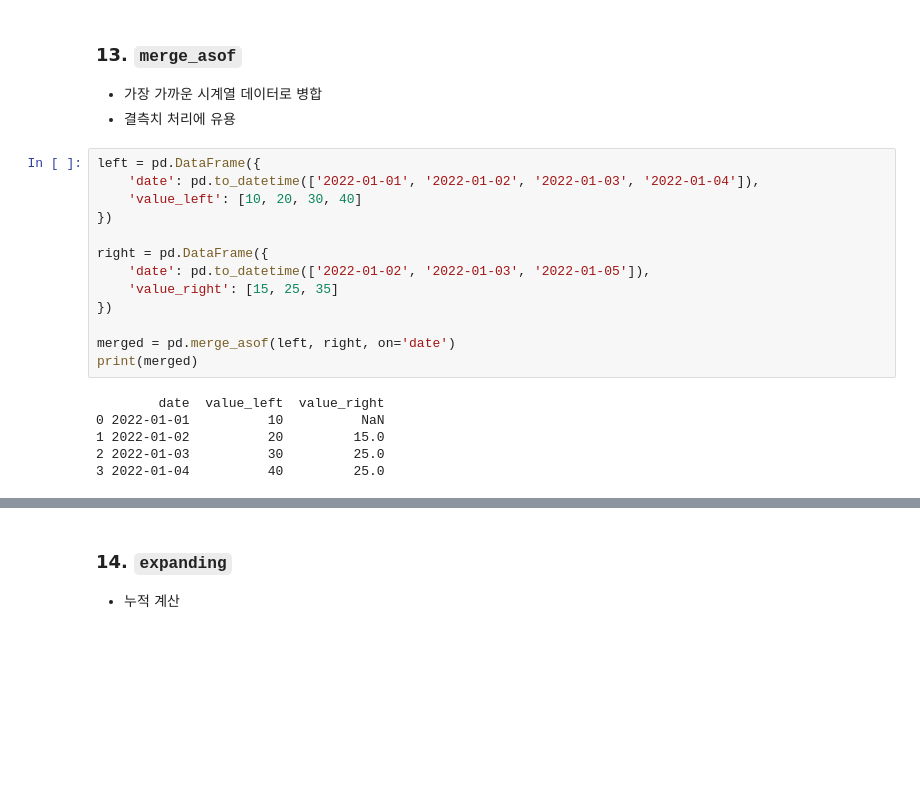
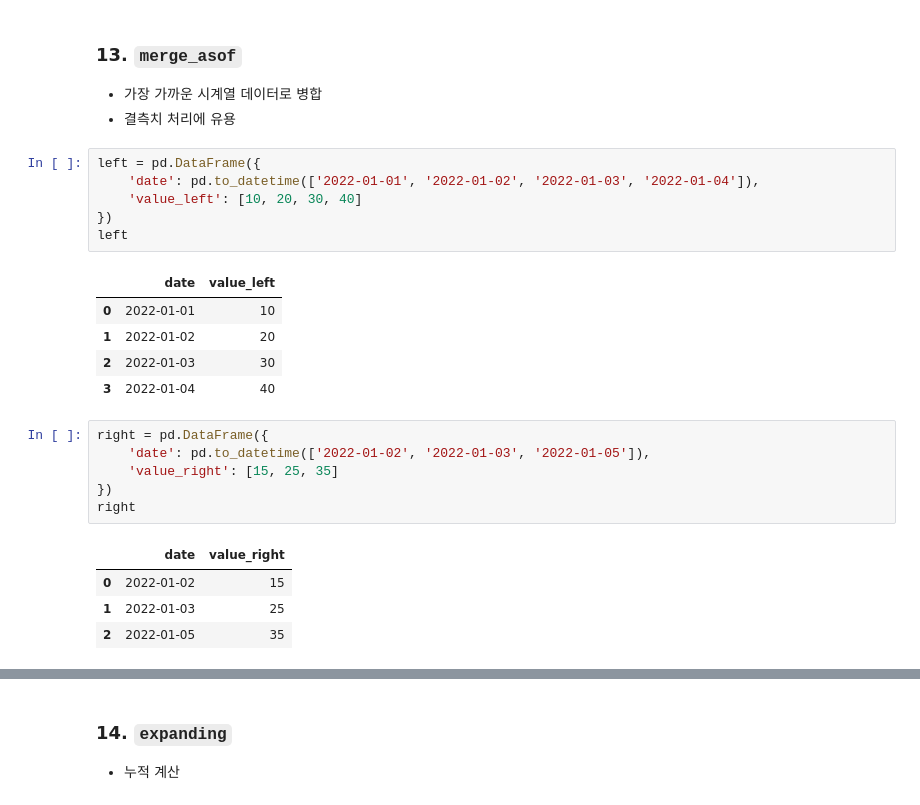
Before and after one commit to dandacompany/star_track_python, a Jupyter notebook: 0609/TimeSeries_Analysis_Part1.ipynb, the cells around one changed output, grey strips where cells are left out. Saved outputs shown, nothing was run; the diff lists cells and outputs as text; blank space fills up the shorter version.

```diff
--- a/0609/TimeSeries_Analysis_Part1.ipynb
+++ b/0609/TimeSeries_Analysis_Part1.ipynb
@@ -408,19 +582,23 @@ sdf.groupby(pd.Grouper(key='date', freq='M')).mean()
 # %%
 left = pd.DataFrame({
     'date': pd.to_datetime(['2022-01-01', '2022-01-02', '2022-01-03', '2022-01-04']),
     'value_left': [10, 20, 30, 40]
 })
-
-right = pd.DataFrame({
-    'date': pd.to_datetime(['2022-01-02', '2022-01-03', '2022-01-05']),
-    'value_right': [15, 25, 35]
-})
-
-merged = pd.merge_asof(left, right, on='date')
-print(merged)
+left
 # %% [output]
-        date  value_left  value_right
-0 2022-01-01          10          NaN
-1 2022-01-02          20         15.0
-2 2022-01-03          30         25.0
-3 2022-01-04          40         25.0
+|  | date | value_left |
+| 0 | 2022-01-01 | 10 |
+| 1 | 2022-01-02 | 20 |
+| 2 | 2022-01-03 | 30 |
+| 3 | 2022-01-04 | 40 |
+# %%
+right = pd.DataFrame({
+    'date': pd.to_datetime(['2022-01-02', '2022-01-03', '2022-01-05']),
+    'value_right': [15, 25, 35]
+})
+right
+# %% [output]
+|  | date | value_right |
+| 0 | 2022-01-02 | 15 |
+| 1 | 2022-01-03 | 25 |
+| 2 | 2022-01-05 | 35 |
```
Also changed, not shown: parts of 26 cells of this notebook, 2 other files.
